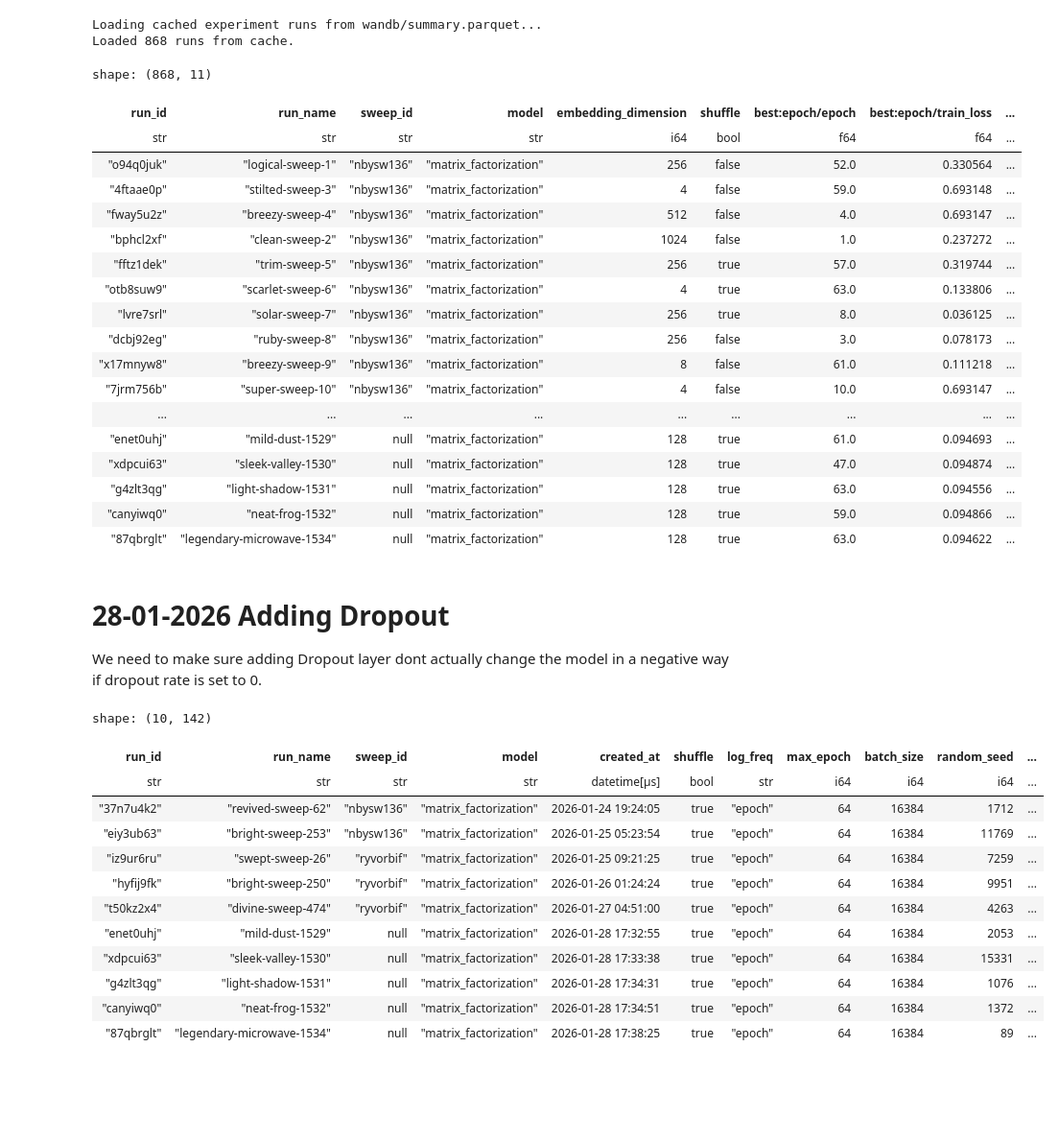
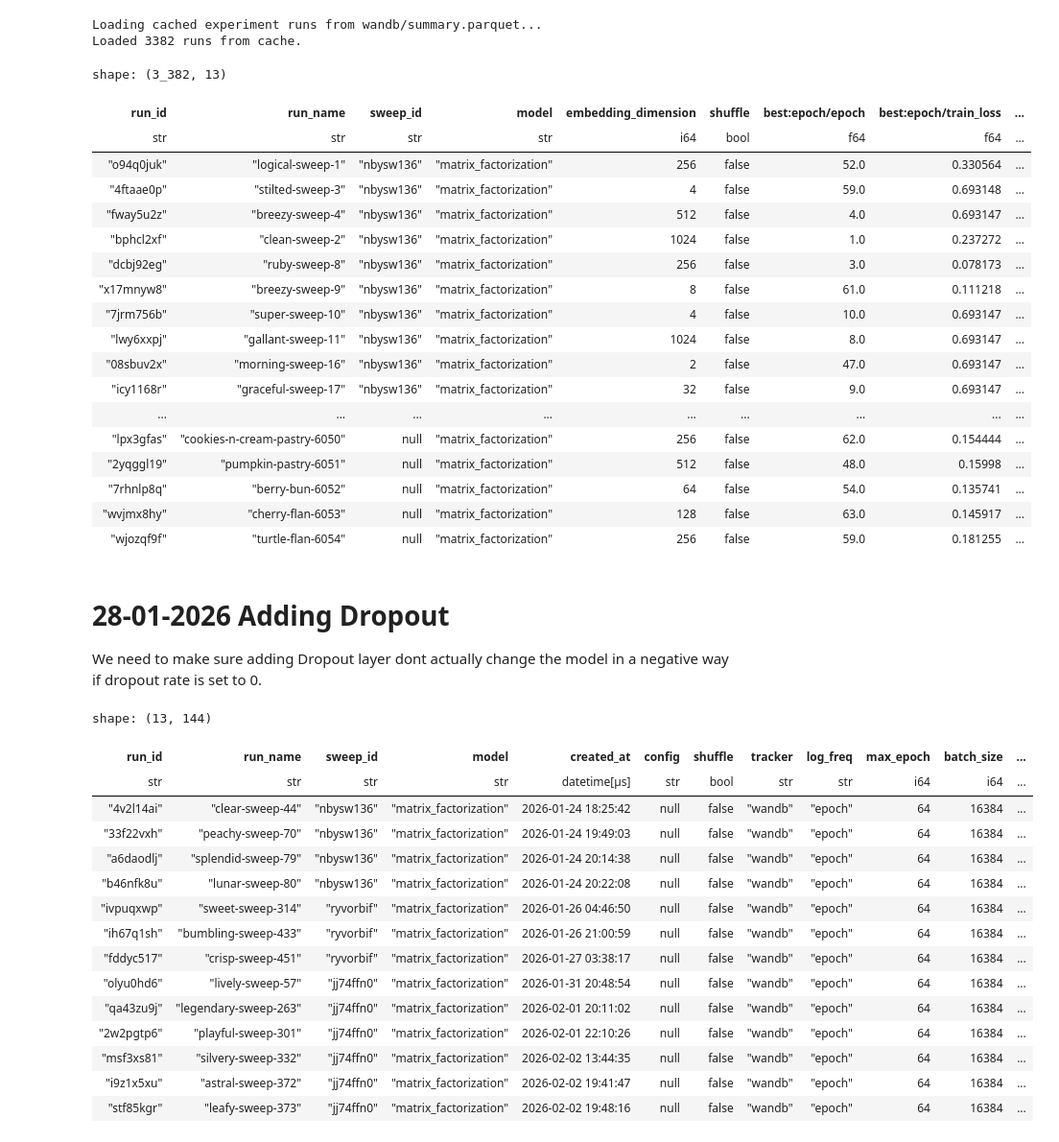
Before and after one commit to chaald/peppermint-matrix, a Jupyter notebook: notebooks/parameter_analysis/sanity_checks.ipynb, the cells around one changed output. Shown at 96% size. Saved outputs shown, nothing was run; the diff lists cells and outputs as text; code cells hidden in the pictures; blank space fills up the shorter version.

```diff
--- a/notebooks/parameter_analysis/sanity_checks.ipynb
+++ b/notebooks/parameter_analysis/sanity_checks.ipynb
@@ -130,55 +131,62 @@ experiment_runs.select(
     pl.col("best:epoch/epoch"),
     pl.col("best:epoch/train_loss"),
     pl.col("best:epoch/test_loss"),
+    pl.col("best:epoch/train_recall@10"),
+    pl.col("best:epoch/train_ndcg@10"),
     pl.col("best:epoch/test_recall@10"),
     pl.col("best:epoch/test_ndcg@10"),
 )
 # %% [output]
 Loading cached experiment runs from wandb/summary.parquet...
-Loaded 868 runs from cache.
+Loaded 3382 runs from cache.
-shape: (868, 11)
+shape: (3_382, 13)
 | run_id | run_name | sweep_id | model | embedding_dimension | shuffle | best:epoch/epoch | best:epoch/train_loss | ... |
 | str | str | str | str | i64 | bool | f64 | f64 | ... |
 | "o94q0juk" | "logical-sweep-1" | "nbysw136" | "matrix_factorization" | 256 | false | 52.0 | 0.330564 | ... |
 | "4ftaae0p" | "stilted-sweep-3" | "nbysw136" | "matrix_factorization" | 4 | false | 59.0 | 0.693148 | ... |
 | "fway5u2z" | "breezy-sweep-4" | "nbysw136" | "matrix_factorization" | 512 | false | 4.0 | 0.693147 | ... |
 | "bphcl2xf" | "clean-sweep-2" | "nbysw136" | "matrix_factorization" | 1024 | false | 1.0 | 0.237272 | ... |
-| "fftz1dek" | "trim-sweep-5" | "nbysw136" | "matrix_factorization" | 256 | true | 57.0 | 0.319744 | ... |
-| "otb8suw9" | "scarlet-sweep-6" | "nbysw136" | "matrix_factorization" | 4 | true | 63.0 | 0.133806 | ... |
-| "lvre7srl" | "solar-sweep-7" | "nbysw136" | "matrix_factorization" | 256 | true | 8.0 | 0.036125 | ... |
 | "dcbj92eg" | "ruby-sweep-8" | "nbysw136" | "matrix_factorization" | 256 | false | 3.0 | 0.078173 | ... |
 | "x17mnyw8" | "breezy-sweep-9" | "nbysw136" | "matrix_factorization" | 8 | false | 61.0 | 0.111218 | ... |
 | "7jrm756b" | "super-sweep-10" | "nbysw136" | "matrix_factorization" | 4 | false | 10.0 | 0.693147 | ... |
+| "lwy6xxpj" | "gallant-sweep-11" | "nbysw136" | "matrix_factorization" | 1024 | false | 8.0 | 0.693147 | ... |
+| "08sbuv2x" | "morning-sweep-16" | "nbysw136" | "matrix_factorization" | 2 | false | 47.0 | 0.693147 | ... |
+| "icy1168r" | "graceful-sweep-17" | "nbysw136" | "matrix_factorization" | 32 | false | 9.0 | 0.693147 | ... |
 | ... | ... | ... | ... | ... | ... | ... | ... | ... |
-| "enet0uhj" | "mild-dust-1529" | null | "matrix_factorization" | 128 | true | 61.0 | 0.094693 | ... |
-| "xdpcui63" | "sleek-valley-1530" | null | "matrix_factorization" | 128 | true | 47.0 | 0.094874 | ... |
-| "g4zlt3qg" | "light-shadow-1531" | null | "matrix_factorization" | 128 | true | 63.0 | 0.094556 | ... |
-| "canyiwq0" | "neat-frog-1532" | null | "matrix_factorization" | 128 | true | 59.0 | 0.094866 | ... |
-| "87qbrglt" | "legendary-microwave-1534" | null | "matrix_factorization" | 128 | true | 63.0 | 0.094622 | ... |
+| "lpx3gfas" | "cookies-n-cream-pastry-6050" | null | "matrix_factorization" | 256 | false | 62.0 | 0.154444 | ... |
+| "2yqggl19" | "pumpkin-pastry-6051" | null | "matrix_factorization" | 512 | false | 48.0 | 0.15998 | ... |
+| "7rhnlp8q" | "berry-bun-6052" | null | "matrix_factorization" | 64 | false | 54.0 | 0.135741 | ... |
+| "wvjmx8hy" | "cherry-flan-6053" | null | "matrix_factorization" | 128 | false | 63.0 | 0.145917 | ... |
+| "wjozqf9f" | "turtle-flan-6054" | null | "matrix_factorization" | 256 | false | 59.0 | 0.181255 | ... |
 # %% [markdown]
 # 28-01-2026 Adding Dropout
 We need to make sure adding Dropout layer dont actually change the model in a negative way if dropout rate is set to 0.
 # %%
 experiment_runs_testcase1 = experiment_runs.filter(
-    pl.col("shuffle") == True,
+    pl.col("shuffle") == False,
     pl.col("embedding_dimension") == 128,
-    pl.col("l2_regularization") == 1e-7
+    pl.col("l2_regularization") == 1e-7,
+    pl.col("l1_regularization") == 0.0,
+    pl.col("embedding_dropout_rate") == 0.0
 )
 experiment_runs_testcase1 = experiment_runs_testcase1.with_columns(
     test_group = pl.when(pl.col("created_at").dt.truncate("1d") <= pl.datetime(2026, 1, 27)).then(pl.lit("A")).otherwise(pl.lit("B")),
 )
 experiment_runs_testcase1
 # %% [output]
-shape: (10, 142)
+shape: (13, 144)
-| run_id | run_name | sweep_id | model | created_at | shuffle | log_freq | max_epoch | batch_size | random_seed | ... |
-| str | str | str | str | datetime[μs] | bool | str | i64 | i64 | i64 | ... |
-| "37n7u4k2" | "revived-sweep-62" | "nbysw136" | "matrix_factorization" | 2026-01-24 19:24:05 | true | "epoch" | 64 | 16384 | 1712 | ... |
-| "eiy3ub63" | "bright-sweep-253" | "nbysw136" | "matrix_factorization" | 2026-01-25 05:23:54 | true | "epoch" | 64 | 16384 | 11769 | ... |
-| "iz9ur6ru" | "swept-sweep-26" | "ryvorbif" | "matrix_factorization" | 2026-01-25 09:21:25 | true | "epoch" | 64 | 16384 | 7259 | ... |
-| "hyfij9fk" | "bright-sweep-250" | "ryvorbif" | "matrix_factorization" | 2026-01-26 01:24:24 | true | "epoch" | 64 | 16384 | 9951 | ... |
-| "t50kz2x4" | "divine-sweep-474" | "ryvorbif" | "matrix_factorization" | 2026-01-27 04:51:00 | true | "epoch" | 64 | 16384 | 4263 | ... |
-| "enet0uhj" | "mild-dust-1529" | null | "matrix_factorization" | 2026-01-28 17:32:55 | true | "epoch" | 64 | 16384 | 2053 | ... |
-| "xdpcui63" | "sleek-valley-1530" | null | "matrix_factorization" | 2026-01-28 17:33:38 | true | "epoch" | 64 | 16384 | 15331 | ... |
-| "g4zlt3qg" | "light-shadow-1531" | null | "matrix_factorization" | 2026-01-28 17:34:31 | true | "epoch" | 64 | 16384 | 1076 | ... |
-| "canyiwq0" | "neat-frog-1532" | null | "matrix_factorization" | 2026-01-28 17:34:51 | true | "epoch" | 64 | 16384 | 1372 | ... |
-| "87qbrglt" | "legendary-microwave-1534" | null | "matrix_factorization" | 2026-01-28 17:38:25 | true | "epoch" | 64 | 16384 | 89 | ... |
+| run_id | run_name | sweep_id | model | created_at | config | shuffle | tracker | log_freq | max_epoch | batch_size | ... |
+| str | str | str | str | datetime[μs] | str | bool | str | str | i64 | i64 | ... |
+| "4v2l14ai" | "clear-sweep-44" | "nbysw136" | "matrix_factorization" | 2026-01-24 18:25:42 | null | false | "wandb" | "epoch" | 64 | 16384 | ... |
+| "33f22vxh" | "peachy-sweep-70" | "nbysw136" | "matrix_factorization" | 2026-01-24 19:49:03 | null | false | "wandb" | "epoch" | 64 | 16384 | ... |
+| "a6daodlj" | "splendid-sweep-79" | "nbysw136" | "matrix_factorization" | 2026-01-24 20:14:38 | null | false | "wandb" | "epoch" | 64 | 16384 | ... |
+| "b46nfk8u" | "lunar-sweep-80" | "nbysw136" | "matrix_factorization" | 2026-01-24 20:22:08 | null | false | "wandb" | "epoch" | 64 | 16384 | ... |
+| "ivpuqxwp" | "sweet-sweep-314" | "ryvorbif" | "matrix_factorization" | 2026-01-26 04:46:50 | null | false | "wandb" | "epoch" | 64 | 16384 | ... |
+| "ih67q1sh" | "bumbling-sweep-433" | "ryvorbif" | "matrix_factorization" | 2026-01-26 21:00:59 | null | false | "wandb" | "epoch" | 64 | 16384 | ... |
+| "fddyc517" | "crisp-sweep-451" | "ryvorbif" | "matrix_factorization" | 2026-01-27 03:38:17 | null | false | "wandb" | "epoch" | 64 | 16384 | ... |
+| "olyu0hd6" | "lively-sweep-57" | "jj74ffn0" | "matrix_factorization" | 2026-01-31 20:48:54 | null | false | "wandb" | "epoch" | 64 | 16384 | ... |
+| "qa43zu9j" | "legendary-sweep-263" | "jj74ffn0" | "matrix_factorization" | 2026-02-01 20:11:02 | null | false | "wandb" | "epoch" | 64 | 16384 | ... |
+| "2w2pgtp6" | "playful-sweep-301" | "jj74ffn0" | "matrix_factorization" | 2026-02-01 22:10:26 | null | false | "wandb" | "epoch" | 64 | 16384 | ... |
+| "msf3xs81" | "silvery-sweep-332" | "jj74ffn0" | "matrix_factorization" | 2026-02-02 13:44:35 | null | false | "wandb" | "epoch" | 64 | 16384 | ... |
+| "i9z1x5xu" | "astral-sweep-372" | "jj74ffn0" | "matrix_factorization" | 2026-02-02 19:41:47 | null | false | "wandb" | "epoch" | 64 | 16384 | ... |
+| "stf85kgr" | "leafy-sweep-373" | "jj74ffn0" | "matrix_factorization" | 2026-02-02 19:48:16 | null | false | "wandb" | "epoch" | 64 | 16384 | ... |
```
Also changed, not shown: parts of 3 cells of this notebook.
